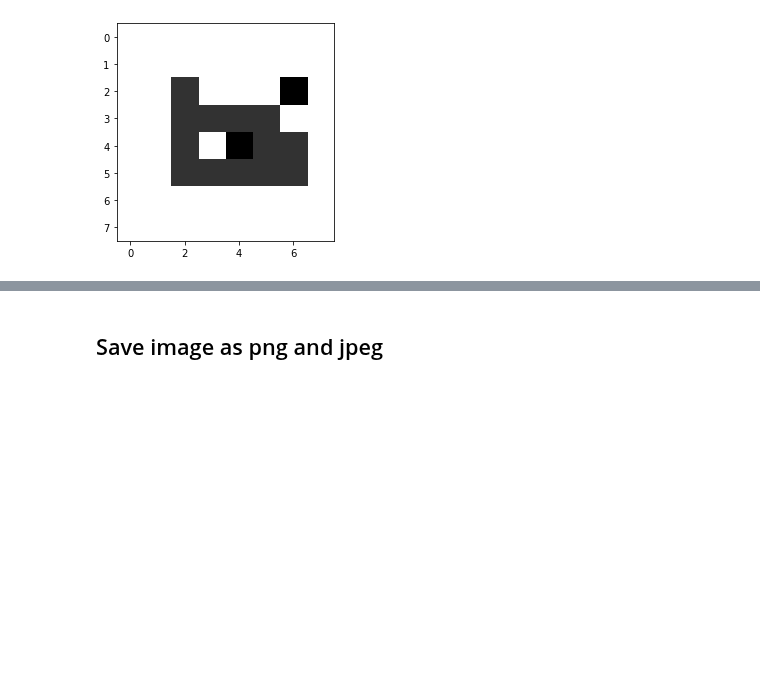
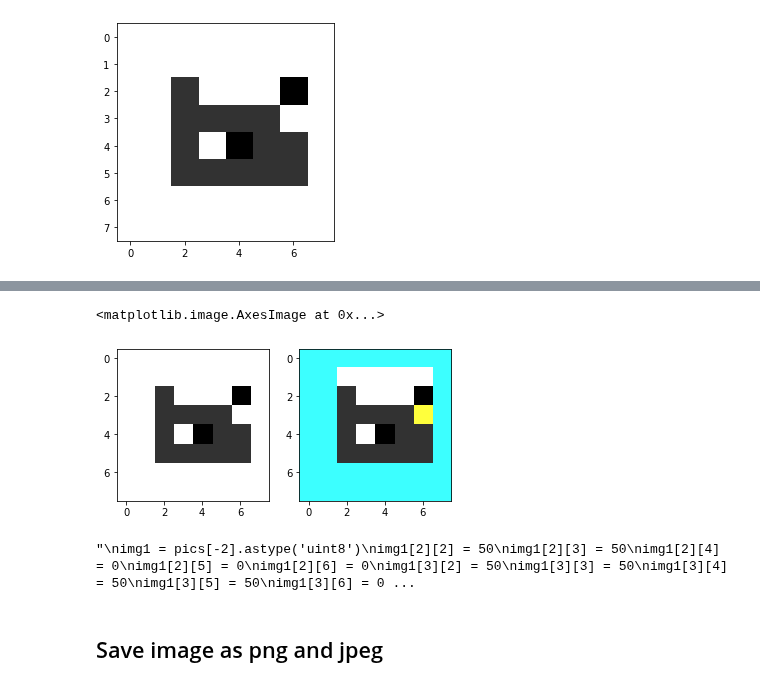
Before and after one commit to d22fish/cvImgCompression, a Jupyter notebook: funcCompress.ipynb, the cells around one changed output, grey strips where cells are left out. Cells and saved outputs as stored; diff of their text form; code cells hidden in the pictures; blank space fills up the shorter version.

```diff
--- a/funcCompress.ipynb
+++ b/funcCompress.ipynb
@@ -236,3 +259,49 @@ plt.show()
+# %%
+f, axarr = plt.subplots(1,2)
+axarr[0].imshow(img1[...,::-1])
+axarr[1].imshow(img2[...,::-1])
+# %% [output]
+<matplotlib.image.AxesImage at 0x...>
+[figure, added]
+# %%
+"""
+img1 = pics[-2].astype('uint8')
+img1[2][2] = 50
+img1[2][3] = 50
+img1[2][4] = 0
+img1[2][5] = 0
+img1[2][6] = 0
+img1[3][2] = 50
+img1[3][3] = 50
+img1[3][4] = 50
+img1[3][5] = 50
+img1[3][6] = 0
+img1[4][1] = 25
+img1[4][2] = 50
+img1[4][3] = 0
+img1[4][4] = 0
+img1[4][5] = 50
+img1[4][6] = 50
+img1[5][2] = 50
+img1[5][3] = 50
+img1[5][4] = 50
+img1[5][5] = 50
+img1[5][6] = 50
+img1[0][0] = 150
+img1[1][0] = 150
+img1[2][0] = 150
+img1[3][0] = 150
+img1[4][0] = 150
+img1[5][0] = 150
+#img1[6][4] = 200
+img1[6][5] = 200
+img1[7][4] = 200
+img1[7][5] = 200
+plt.imshow(img1[...,::-1])
+plt.show()
+"""
+# %% [output]
+"\nimg1 = pics[-2].astype('uint8')\nimg1[2][2] = 50\nimg1[2][3] = 50\nimg1[2][4] = 0\nimg1[2][5] = 0\nimg1[2][6] = 0\nimg1[3][2] = 50\nimg1[3][3] = 50\nimg1[3][4] = 50\nimg1[3][5] = 50\nimg1[3][6] = 0 ...
 # %% [markdown]
 ## Save image as png and jpeg
 # %%
```
Also changed, not shown: parts of 22 cells of this notebook.
